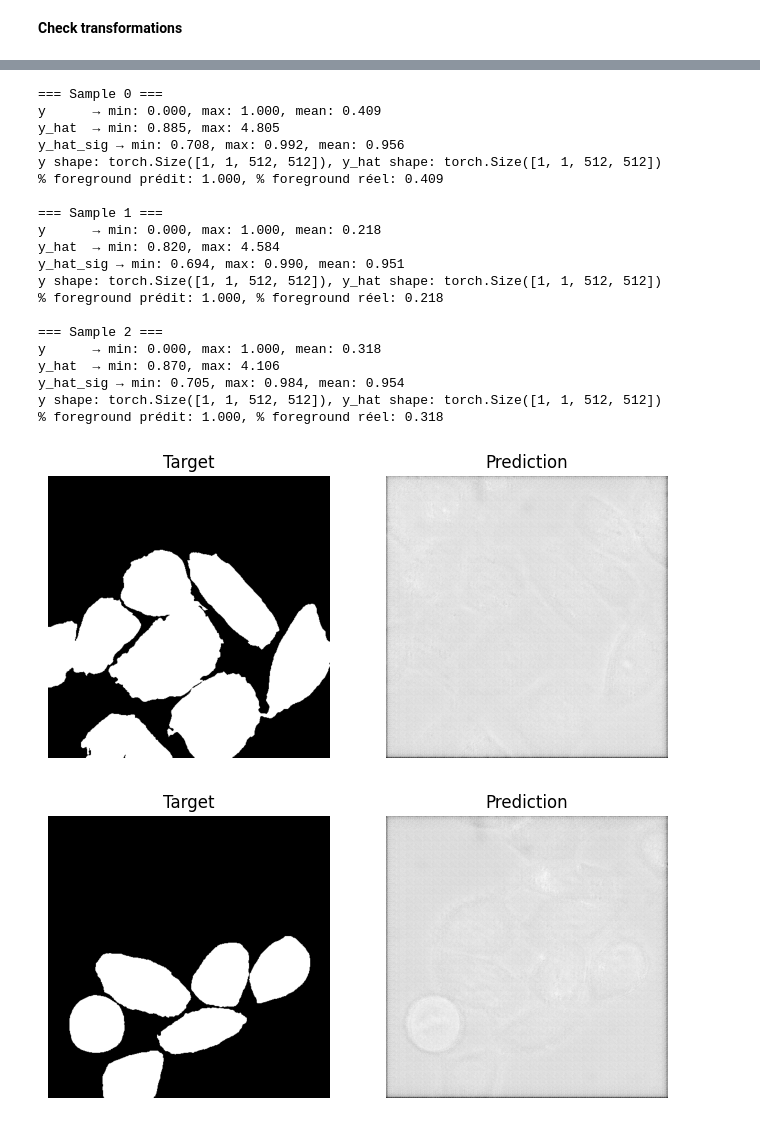
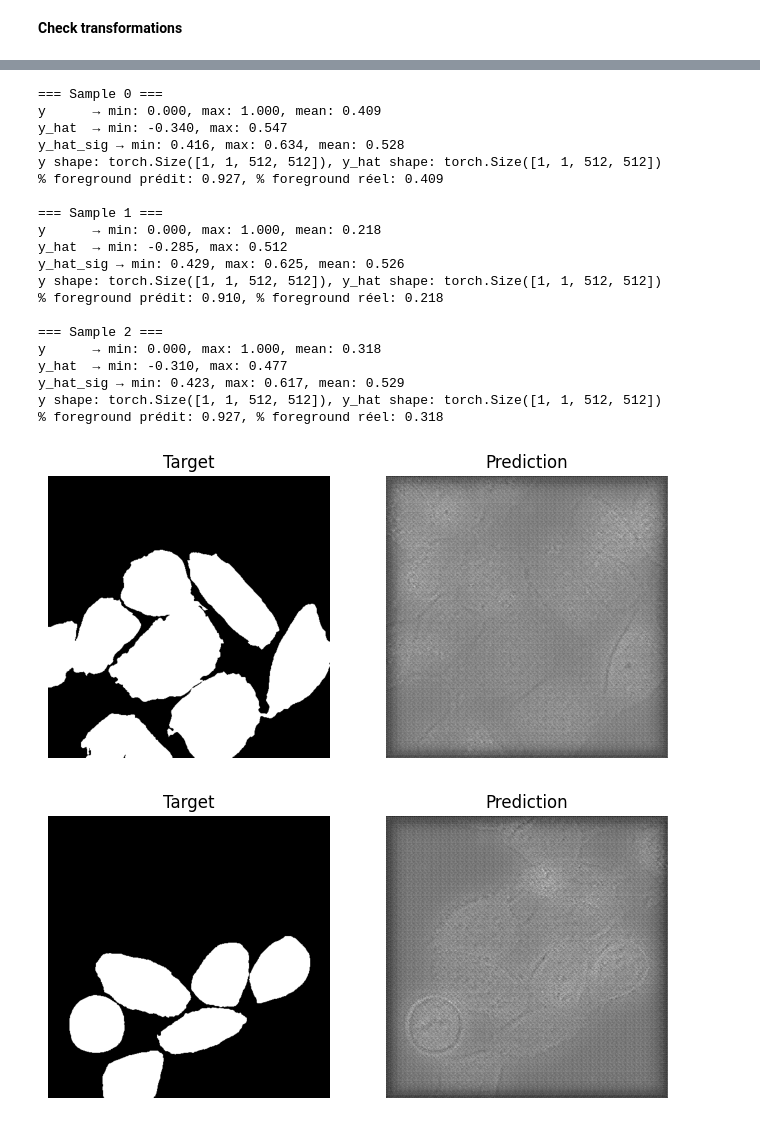
Before and after one commit to lniango/Segmentation_tracking, a Jupyter notebook: segmentation_onHela.ipynb, the cells around one changed output, grey strips where cells are left out. Cells and saved outputs as stored; diff of their text form; code cells hidden in the pictures.

```diff
--- a/segmentation_onHela.ipynb
+++ b/segmentation_onHela.ipynb
@@ -954,7 +952,7 @@ sigma          = 5
 
 
 model      = Unet(channels = channels, no_classes = 1).double().to(device)
-checkpoint = torch.load("/kaggle/working/model_epoch_v4_20.pt")
+checkpoint = torch.load("/kaggle/working/model_epoch_v4_10.pt")
 #print(checkpoint.keys())
 model.load_state_dict(checkpoint['model_state_dict'])
 model.eval()
@@ -998,41 +996,41 @@ with torch.no_grad():
         X = np.squeeze(X.cpu().numpy())
         y = np.squeeze(y.cpu().numpy())
         w = np.squeeze(weights.cpu().numpy())
         y_hat = np.squeeze(y_hat.detach().cpu().numpy())
 
         # Make mask
         y_hat2 = y_hat > 0.5
 
         # plot
         fig, ax = plt.subplots(nrows = 1, ncols = 2, figsize = (8, 8))
 
         ax[0].imshow(y, 'gray', interpolation = None)
         ax[0].axis('off');
         ax[0].set_title('Target');
 
         ax[1].imshow(y_hat, 'gray', interpolation = None)
         ax[1].axis('off');
         ax[1].set_title('Prediction');
 # %% [output]
 === Sample 0 ===
 y      → min: 0.000, max: 1.000, mean: 0.409
-y_hat  → min: 0.885, max: 4.805
-y_hat_sig → min: 0.708, max: 0.992, mean: 0.956
+y_hat  → min: -0.340, max: 0.547
+y_hat_sig → min: 0.416, max: 0.634, mean: 0.528
 y shape: torch.Size([1, 1, 512, 512]), y_hat shape: torch.Size([1, 1, 512, 512])
-% foreground prédit: 1.000, % foreground réel: 0.409
+% foreground prédit: 0.927, % foreground réel: 0.409
 
 === Sample 1 ===
 y      → min: 0.000, max: 1.000, mean: 0.218
-y_hat  → min: 0.820, max: 4.584
-y_hat_sig → min: 0.694, max: 0.990, mean: 0.951
+y_hat  → min: -0.285, max: 0.512
+y_hat_sig → min: 0.429, max: 0.625, mean: 0.526
 y shape: torch.Size([1, 1, 512, 512]), y_hat shape: torch.Size([1, 1, 512, 512])
-% foreground prédit: 1.000, % foreground réel: 0.218
+% foreground prédit: 0.910, % foreground réel: 0.218
 
 === Sample 2 ===
 y      → min: 0.000, max: 1.000, mean: 0.318
-y_hat  → min: 0.870, max: 4.106
-y_hat_sig → min: 0.705, max: 0.984, mean: 0.954
+y_hat  → min: -0.310, max: 0.477
+y_hat_sig → min: 0.423, max: 0.617, mean: 0.529
 y shape: torch.Size([1, 1, 512, 512]), y_hat shape: torch.Size([1, 1, 512, 512])
-% foreground prédit: 1.000, % foreground réel: 0.318
+% foreground prédit: 0.927, % foreground réel: 0.318
-[figure, old version]
+[figure, new version]
-[figure, old version]
+[figure, new version]
```
Also changed, not shown: parts of 4 cells of this notebook.
